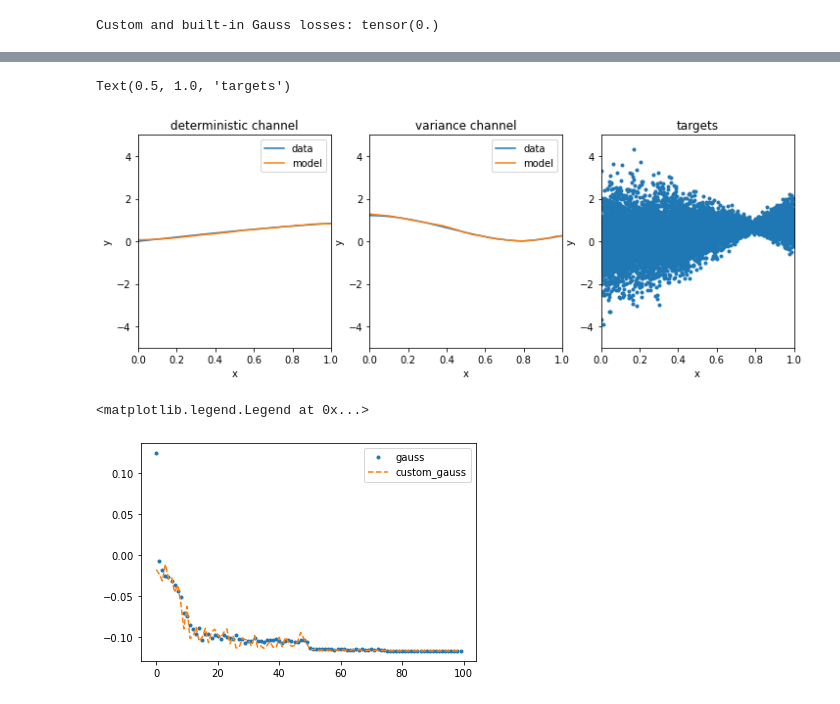
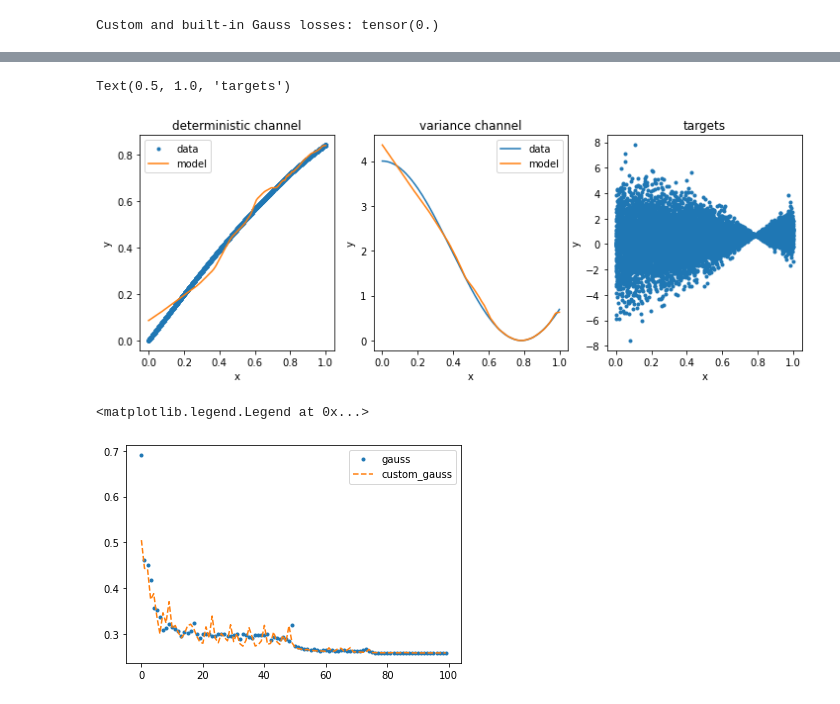
Before and after one commit to Pperezhogin/pyqg_experiments_Ross, a Jupyter notebook: pyqg_subgrid_experiments/GaussianLoss_1D.ipynb, the cells around one changed output, grey strips where cells are left out. Drawn from its saved outputs; the diff is of its cells as text; code cells hidden in the pictures.

```diff
--- a/pyqg_subgrid_experiments/GaussianLoss_1D.ipynb
+++ b/pyqg_subgrid_experiments/GaussianLoss_1D.ipynb
@@ -17,7 +17,7 @@ Npoints = 10000
 def mean_curve(x):
     return torch.sin(x)
 def std_curve(x):
-    return torch.abs(1*torch.cos(2*x))+0.1
+    return torch.abs(2*torch.cos(2*x))
 def var_curve(x):
     return torch.square(std_curve(x))
 # %%
@@ -219,35 +219,29 @@ Text(0.5, 1.0, 'Custom Gauss')
 # %%
 plt.figure(figsize=(12,4))
 plt.subplot(131)
-plt.plot(x,mean_curve(x),x,yhat[:,0])
+plt.plot(x,mean_curve(x),'.',x,yhat[:,0])
 plt.legend(['data', 'model'])
 plt.xlabel('x')
 plt.ylabel('y')
-plt.xlim([0,1])
-plt.ylim([-5,5])
 plt.title('deterministic channel')
 plt.subplot(132)
 plt.plot(x,var_curve(x),x,yhat[:,1])
 plt.legend(['data', 'model'])
 plt.xlabel('x')
 plt.ylabel('y')
-plt.xlim([0,1])
-plt.ylim([-5,5])
 plt.title('variance channel')
 plt.subplot(133)
 plt.plot(x,y,'.')
 plt.xlabel('x')
 plt.ylabel('y')
-plt.xlim([0,1])
-plt.ylim([-5,5])
 plt.title('targets')
 # %% [output]
 Text(0.5, 1.0, 'targets')
-[figure, old version]
+[figure, new version]
 # %%
 plt.plot(pnet.loss_history['gauss'],'.')
 plt.plot(pnet.loss_history['custom_gauss'],'--')
 plt.legend(['gauss', 'custom_gauss'])
 # %% [output]
 <matplotlib.legend.Legend at 0x...>
-[figure, old version]
+[figure, new version]
```
Also changed, not shown: parts of 7 cells of this notebook.
